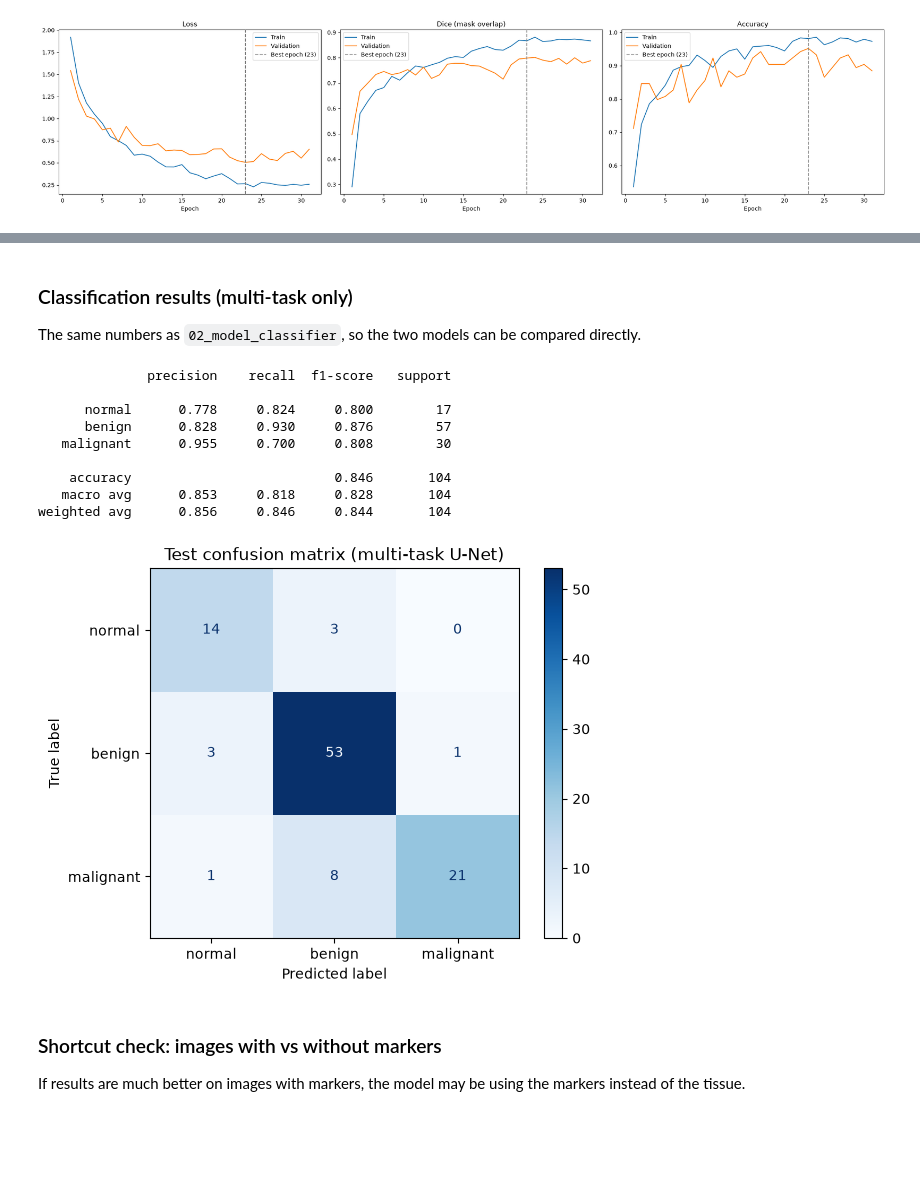
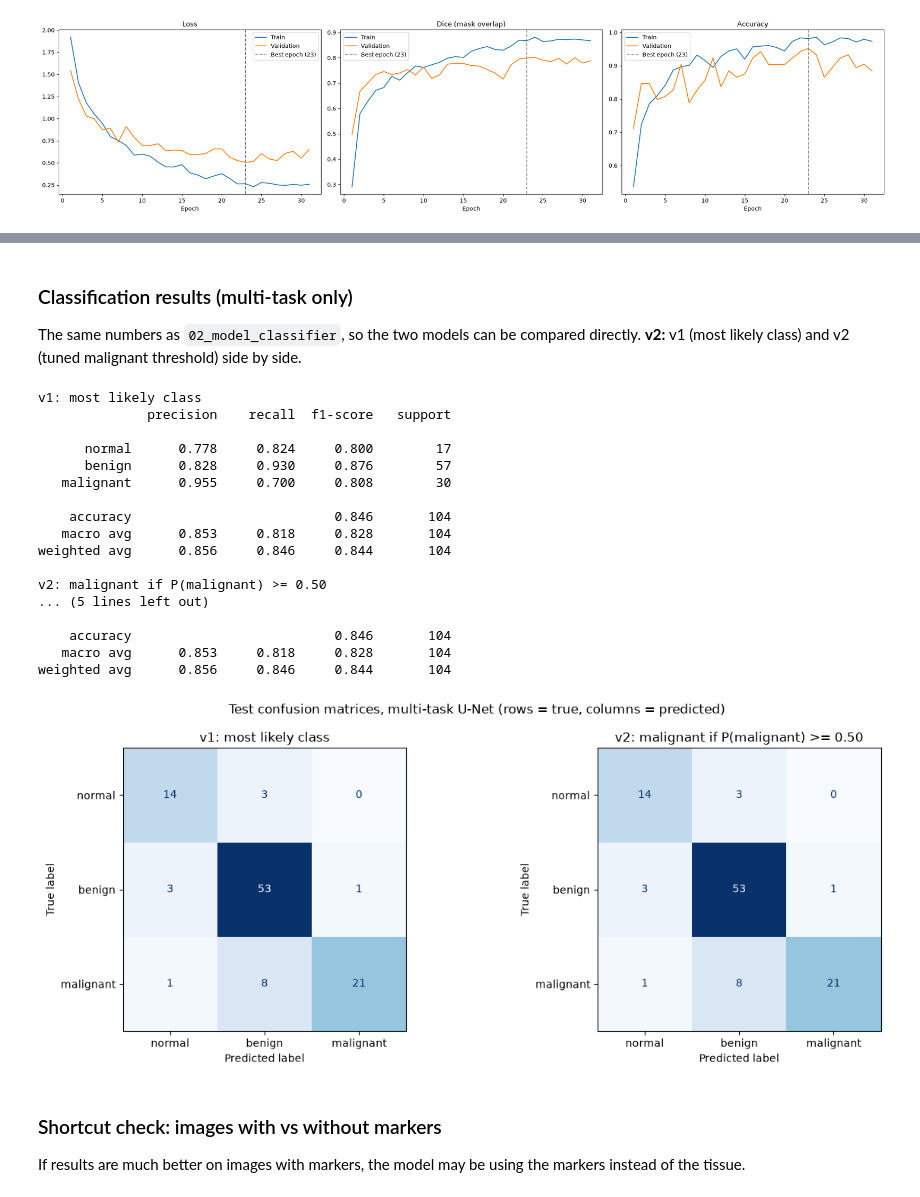
Before and after one commit to Prajwaln08/breast-cancer-detection, a Jupyter notebook: ultrasonic_scans/03_model_unet.ipynb, the cells around one changed output, grey strips where cells are left out. Cells and saved outputs as stored; diff of their text form; code cells hidden in the pictures; blank space fills up the shorter version.

```diff
--- a/ultrasonic_scans/03_model_unet.ipynb
+++ b/ultrasonic_scans/03_model_unet.ipynb
@@ -384,18 +554,29 @@ class_probs = torch.cat(class_probs).numpy() if MULTI_TASK else None
 # %%
+if MULTI_TASK:
+    y_pred_v1 = decide(class_probs)                        # v1: most likely class
+    y_pred = decide(class_probs, MALIGNANT_THRESHOLD)      # v2: tuned malignant threshold
+
 rows = []
 for i, row in test_df.iterrows():
-    pred = unpad_mask(mask_probs[i] > MASK_THRESHOLD, row['width'], row['height'])   # original image size
     truth = np.array(load_mask(row['mask_paths'])) > 127
+    raw = unpad_mask(mask_probs[i] > MASK_THRESHOLD, row['width'], row['height'])   # v1: mask as predicted
+    pred = final_mask(mask_probs[i], row['width'], row['height'])                    # v2: smoothed + cleaned
+    if NORMAL_GATE_THRESHOLD is not None and y_pred[i] == 0 and class_probs[i, 0] >= NORMAL_GATE_THRESHOLD:
+        pred = np.zeros_like(pred)                                                   # v2: confident 'normal' -> no lesion
 
     mask_path = MASK_DIR / row['image_path']                     # e.g. masks/benign/benign (12).png
     mask_path.parent.mkdir(parents=True, exist_ok=True)
-    Image.fromarray(pred.astype(np.uint8) * 255).save(mask_path)
+    Image.fromarray(pred.astype(np.uint8) * 255).save(mask_path)  # v2 mask, used by 04_measure
 
     rows.append({
         'image_path': row['image_path'],
         'label': row['label'],
+        'target': row['target'],
         'has_markers': row['has_markers'],
         'pred_mask_path': str(mask_path.relative_to(OUTPUT_DIR)),
+        'dice_v1': dice_score(raw, truth),          # v2: keep the v1 scores for comparison
+        'iou_v1': iou_score(raw, truth),
+        'pred_area_px_v1': int(raw.sum()),
         'dice': dice_score(pred, truth),
         'iou': iou_score(pred, truth),
         'true_area_px': int(truth.sum()),
@@ -406,8 +587,9 @@ results = pd.DataFrame(rows)
 
 if MULTI_TASK:
     for k, class_name in enumerate(CLASSES):
-        results[f'prob_{class_name}'] = class_probs[:, k].round(4)
-    results['predicted'] = [CLASSES[k] for k in class_probs.argmax(axis=1)]
+        results[f'prob_{class_name}'] = class_probs[:, k]      # v2: not rounded, so scores match v1 exactly
+    results['predicted_v1'] = [CLASSES[k] for k in y_pred_v1]
+    results['predicted'] = [CLASSES[k] for k in y_pred]
     results['correct'] = results['predicted'] == results['label']
 
 results.to_csv(OUTPUT_DIR / 'test_predictions.csv', index=False)
@@ -465,44 +738,46 @@ plt.show()
 # %% [markdown]
 ### Classification results (multi-task only)
 
-The same numbers as `02_model_classifier`, so the two models can be compared directly.
+The same numbers as `02_model_classifier`, so the two models can be compared directly. **v2:** v1 (most likely class) and v2 (tuned malignant threshold) side by side.
 # %%
 if MULTI_TASK:
     y_true = test_df['target'].values
-    y_pred = class_probs.argmax(axis=1)
+    print('v1: most likely class')
+    print(classification_report(y_true, y_pred_v1, target_names=CLASSES, digits=3))
+    print(f'v2: malignant if P(malignant) >= {MALIGNANT_THRESHOLD:.2f}')
     print(classification_report(y_true, y_pred, target_names=CLASSES, digits=3))
 
-    is_tumour, p_tumour = y_true != 0, class_probs[:, 1] + class_probs[:, 2]    # P(tumour) = P(benign) + P(malignant)
-    is_malignant, p_malignant = y_true == 2, class_probs[:, 2]
-    pred_tumour = p_tumour >= 0.5
-
-    metrics.update({
-        'accuracy': float((y_pred == y_true).mean()),
-        'tumour_sensitivity': float((pred_tumour & is_tumour).sum() / is_tumour.sum()),
-        'tumour_specificity': float((~pred_tumour & ~is_tumour).sum() / (~is_tumour).sum()),
-        'tumour_roc_auc': float(roc_auc_score(is_tumour, p_tumour)),
-        'malignant_recall': float(((y_pred == 2) & is_malignant).sum() / is_malignant.sum()),
-        'malignant_precision': float(((y_pred == 2) & is_malignant).sum() / max((y_pred == 2).sum(), 1)),
-        'malignant_roc_auc': float(roc_auc_score(is_malignant, p_malignant)),
-    })
-
-    ConfusionMatrixDisplay(confusion_matrix(y_true, y_pred), display_labels=CLASSES).plot(cmap='Blues')
-    plt.title('Test confusion matrix (multi-task U-Net)')
+    # v2: v1 and v2 confusion matrices side by side
+    fig, axes = plt.subplots(1, 2, figsize=(13, 5))
+    for ax, (title, pred) in zip(axes, [('v1: most likely class', y_pred_v1),
+                                        (f'v2: malignant if P(malignant) >= {MALIGNANT_THRESHOLD:.2f}', y_pred)]):
+        ConfusionMatrixDisplay(confusion_matrix(y_true, pred), display_labels=CLASSES).plot(cmap='Blues', ax=ax, colorbar=False)
+        ax.set_title(title)
+    plt.suptitle('Test confusion matrices, multi-task U-Net (rows = true, columns = predicted)')
+    plt.tight_layout()
     plt.savefig(OUTPUT_DIR / 'confusion_matrix.png', dpi=120, bbox_inches='tight')
     plt.show()
 else:
     print('MULTI_TASK is False: no classification head, skipping.')
 # %% [output]
+v1: most likely class
               precision    recall  f1-score   support
 
       normal      0.778     0.824     0.800        17
       benign      0.828     0.930     0.876        57
    malignant      0.955     0.700     0.808        30
 
     accuracy                          0.846       104
    macro avg      0.853     0.818     0.828       104
 weighted avg      0.856     0.846     0.844       104
+
+v2: malignant if P(malignant) >= 0.50
+... (5 lines left out)
+
+    accuracy                          0.846       104
+   macro avg      0.853     0.818     0.828       104
+weighted avg      0.856     0.846     0.844       104
-[figure, old version]
+[figure, new version]
 # %% [markdown]
 ### Shortcut check: images with vs without markers
 
```
Also changed, not shown: parts of 22 cells of this notebook, 3 other files.
